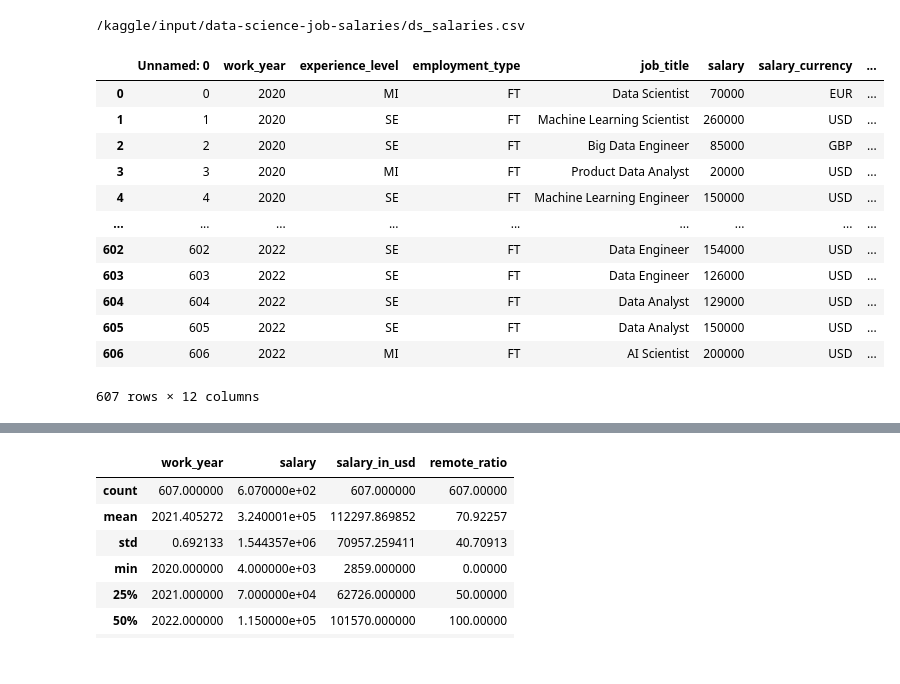
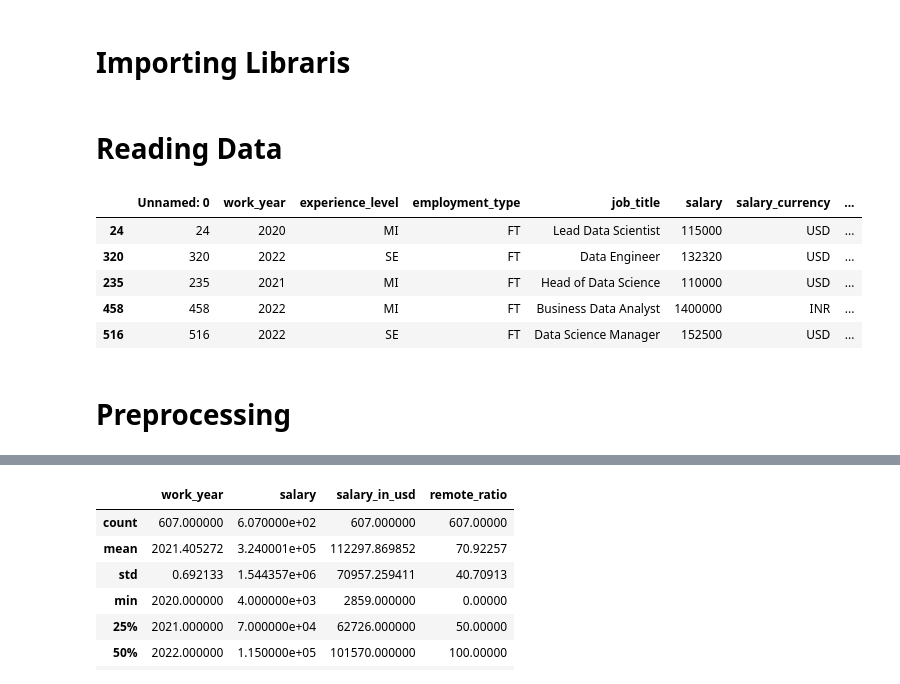
Before and after one commit to ehetshamshaukat/data-science-job-salaries, a Jupyter notebook: data-science-job-salaries-analysis.ipynb, the cells around one changed output, grey strips where cells are left out. Saved outputs shown, nothing was run; the diff lists cells and outputs as text; code cells hidden in the pictures.

Commit message:
Kaggle Notebook | data science job analysis  | Version 5

```diff
--- a/data-science-job-salaries-analysis.ipynb
+++ b/data-science-job-salaries-analysis.ipynb
@@ -3,10 +3,2 @@
-# %%
-import numpy as np # linear algebra
-import pandas as pd # data processing, CSV file I/O (e.g. pd.read_csv)
-
-import os
-for dirname, _, filenames in os.walk('/kaggle/input'):
-    for filename in filenames:
-        print(os.path.join(dirname, filename))
-# %% [output]
-/kaggle/input/data-science-job-salaries/ds_salaries.csv
+# %% [markdown]
+# Importing Libraris
@@ -13,19 +12,16 @@ for dirname, _, filenames in os.walk('/kaggle/input'):
+# %% [markdown]
+# Reading Data
 # %%
 dataset=pd.read_csv("/kaggle/input/data-science-job-salaries/ds_salaries.csv")
-dataset
+dataset.sample(5)
 # %% [output]
 |  | Unnamed: 0 | work_year | experience_level | employment_type | job_title | salary | salary_currency | ... |
-| 0 | 0 | 2020 | MI | FT | Data Scientist | 70000 | EUR | ... |
-| 1 | 1 | 2020 | SE | FT | Machine Learning Scientist | 260000 | USD | ... |
-| 2 | 2 | 2020 | SE | FT | Big Data Engineer | 85000 | GBP | ... |
-| 3 | 3 | 2020 | MI | FT | Product Data Analyst | 20000 | USD | ... |
-| 4 | 4 | 2020 | SE | FT | Machine Learning Engineer | 150000 | USD | ... |
-| ... | ... | ... | ... | ... | ... | ... | ... | ... |
-| 602 | 602 | 2022 | SE | FT | Data Engineer | 154000 | USD | ... |
-| 603 | 603 | 2022 | SE | FT | Data Engineer | 126000 | USD | ... |
-| 604 | 604 | 2022 | SE | FT | Data Analyst | 129000 | USD | ... |
-| 605 | 605 | 2022 | SE | FT | Data Analyst | 150000 | USD | ... |
-| 606 | 606 | 2022 | MI | FT | AI Scientist | 200000 | USD | ... |
+| 24 | 24 | 2020 | MI | FT | Lead Data Scientist | 115000 | USD | ... |
+| 320 | 320 | 2022 | SE | FT | Data Engineer | 132320 | USD | ... |
+| 235 | 235 | 2021 | MI | FT | Head of Data Science | 110000 | USD | ... |
+| 458 | 458 | 2022 | MI | FT | Business Data Analyst | 1400000 | INR | ... |
+| 516 | 516 | 2022 | SE | FT | Data Science Manager | 152500 | USD | ... |
-607 rows × 12 columns
+# %% [markdown]
+# Preprocessing
 # %%
 dataset.drop("Unnamed: 0",axis=1,inplace=True)
```
Also changed, not shown: parts of 67 cells of this notebook.
